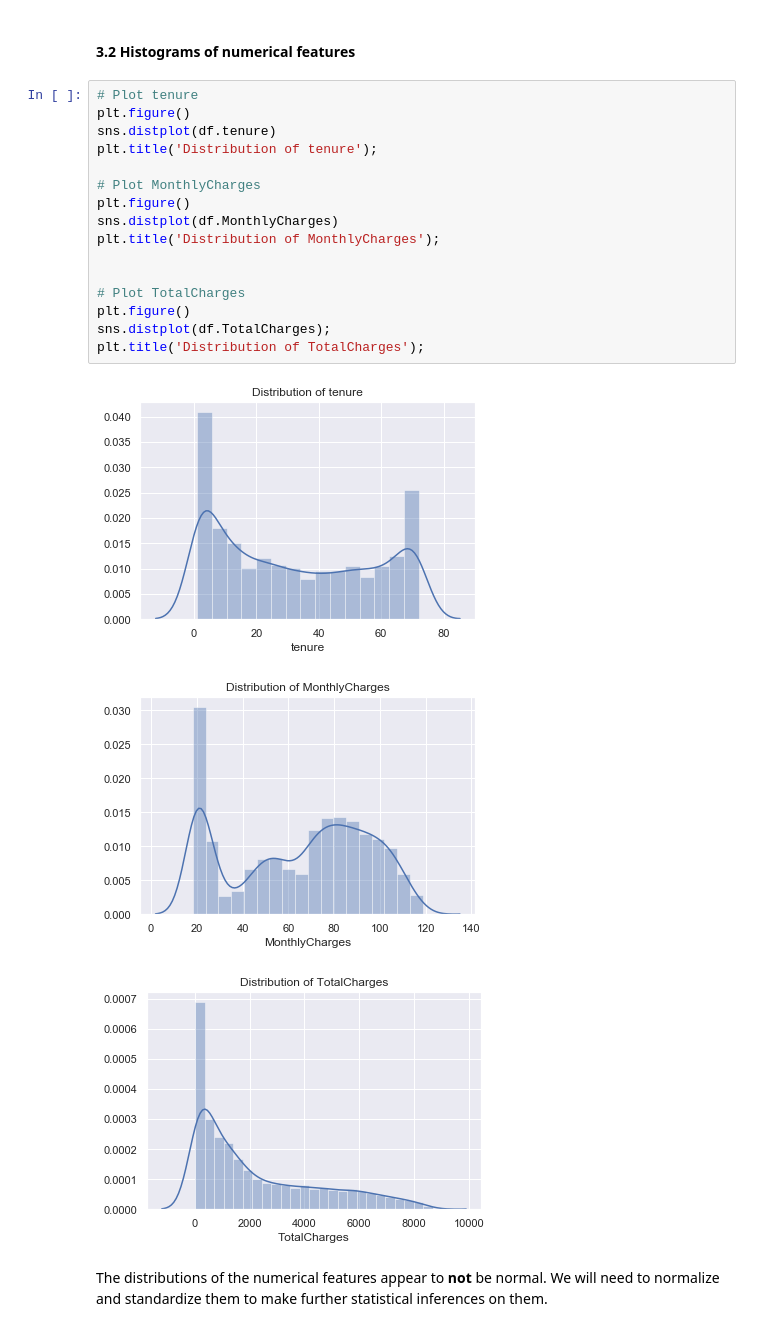
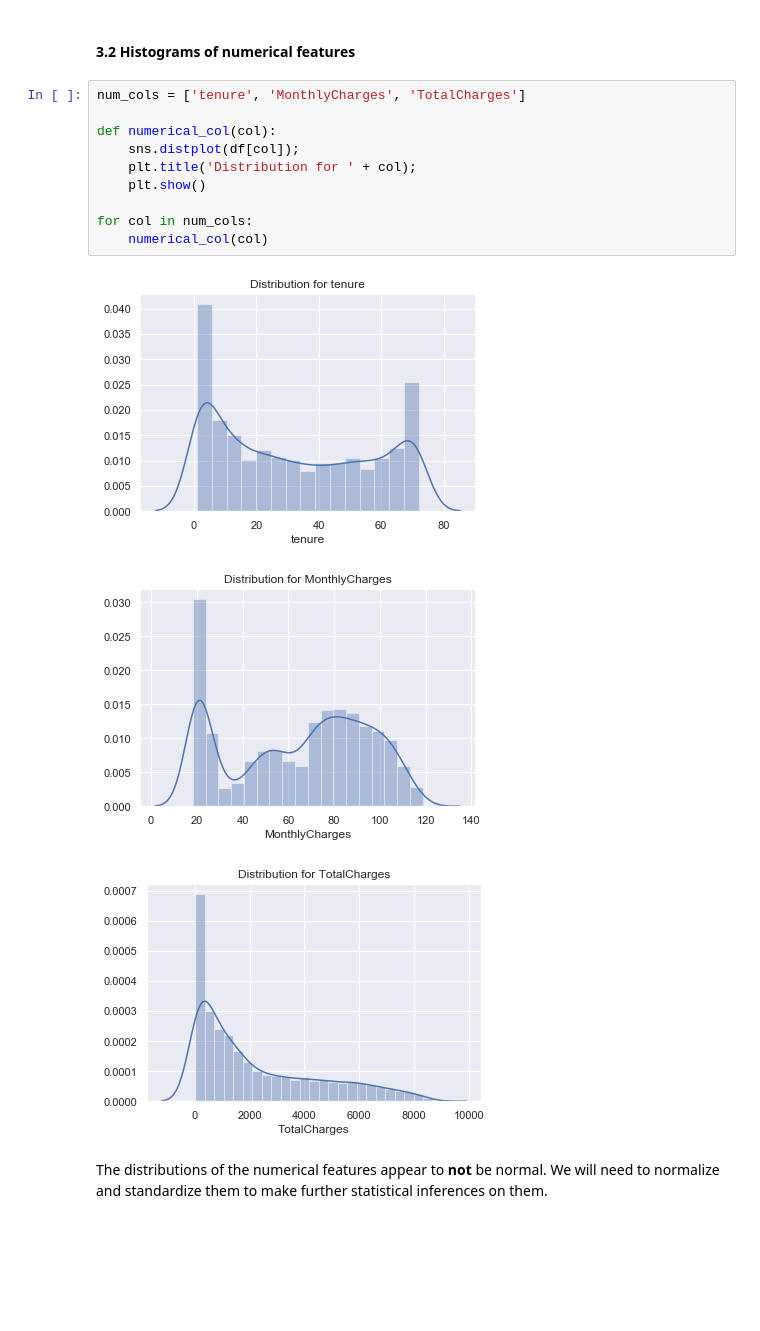
Before and after one commit to ayn28/Project-Portfolio, a Jupyter notebook: current-capstone-project/customer-churn/Customer_Churn.ipynb, the cells around one changed output. Drawn from its saved outputs; the diff is of its cells as text; blank space fills up the shorter version.

```diff
--- a/current-capstone-project/customer-churn/Customer_Churn.ipynb
+++ b/current-capstone-project/customer-churn/Customer_Churn.ipynb
@@ -255,24 +261,18 @@ df.describe()
 #### 3.2 Histograms of numerical features
-# %%
-# Plot tenure
-plt.figure()
-sns.distplot(df.tenure)
-plt.title('Distribution of tenure');
-
-# Plot MonthlyCharges
-plt.figure()
-sns.distplot(df.MonthlyCharges)
-plt.title('Distribution of MonthlyCharges');
-
-
-# Plot TotalCharges
-plt.figure()
-sns.distplot(df.TotalCharges);
-plt.title('Distribution of TotalCharges');
-# %% [output]
-[figure, removed]
-[figure, removed]
-[figure, removed]
+# %%
+num_cols = ['tenure', 'MonthlyCharges', 'TotalCharges']
+
+def numerical_col(col):
+    sns.distplot(df[col]);
+    plt.title('Distribution for ' + col);
+    plt.show()
+
+for col in num_cols:
+    numerical_col(col)
+# %% [output]
+[figure, added]
+[figure, added]
+[figure, added]
 # %% [markdown]
 The distributions of the numerical features appear to **not** be normal. We will need to normalize and standardize them to make further statistical inferences on them.
 # %% [markdown]
```
Also changed, not shown: parts of 23 cells of this notebook.
